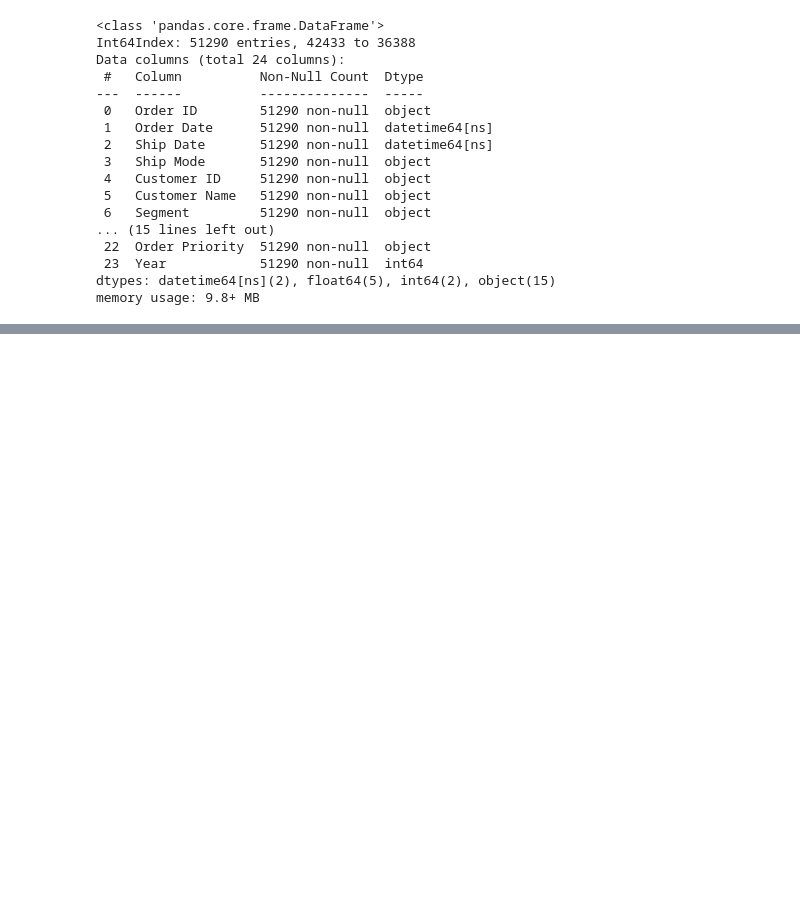
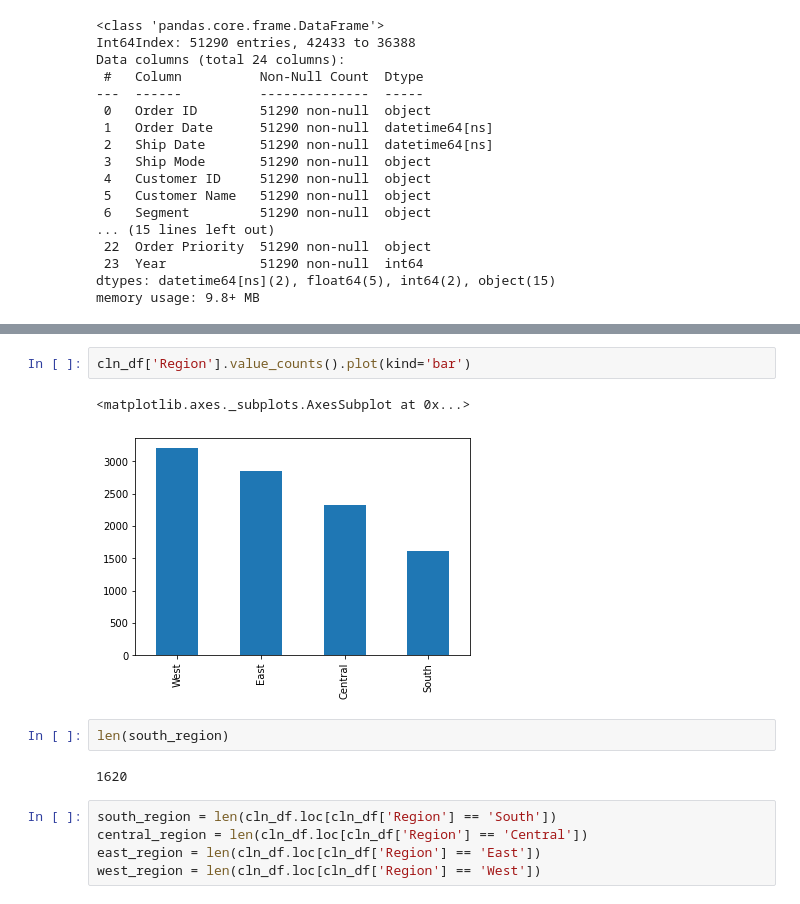
Before and after one commit to abidshafee/dataAnalysis, a Jupyter notebook: dataAnalysis.ipynb, the cells around one changed output, grey strips where cells are left out. Saved outputs shown, nothing was run; the diff lists cells and outputs as text; blank space fills up the shorter version.

```diff
--- a/dataAnalysis.ipynb
+++ b/dataAnalysis.ipynb
@@ -360,0 +381,14 @@ cln_df.head()
+# %%
+cln_df['Region'].value_counts().plot(kind='bar')
+# %% [output]
+<matplotlib.axes._subplots.AxesSubplot at 0x...>
+[figure, added]
+# %%
+len(south_region)
+# %% [output]
+1620
+# %%
+south_region = len(cln_df.loc[cln_df['Region'] == 'South'])
+central_region = len(cln_df.loc[cln_df['Region'] == 'Central'])
+east_region = len(cln_df.loc[cln_df['Region'] == 'East'])
+west_region = len(cln_df.loc[cln_df['Region'] == 'West'])
```
Also changed, not shown: parts of 2 cells of this notebook.
